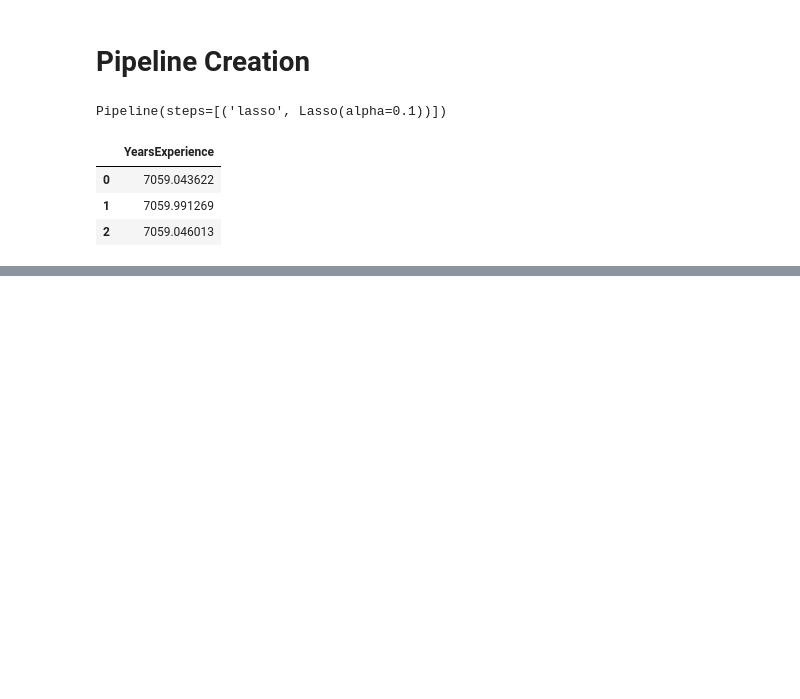
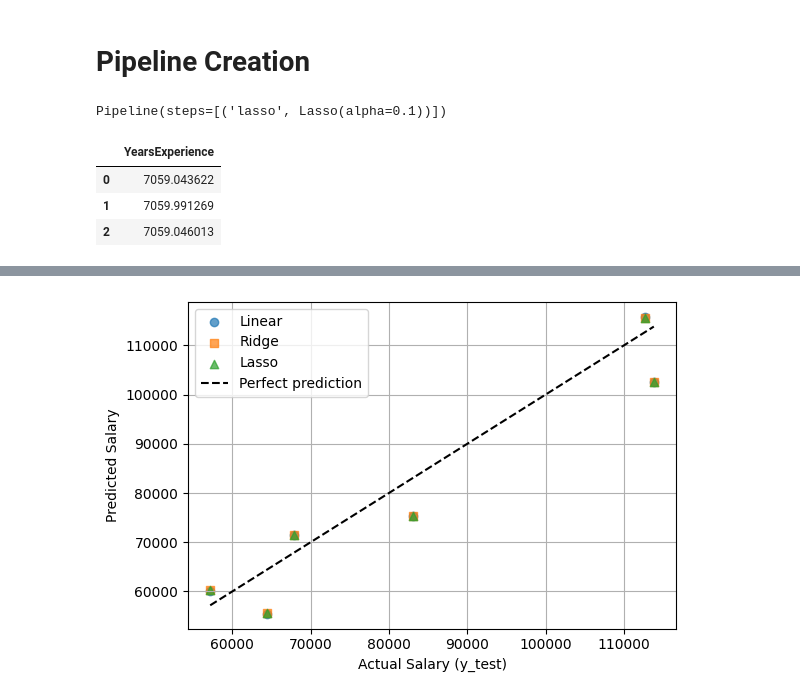
Before and after one commit to nikhiljha1/linear_regression_project, a Jupyter notebook: Salary_project.ipynb, the cells around one changed output, grey strips where cells are left out. Drawn from its saved outputs; the diff is of its cells as text; code cells hidden in the pictures; blank space fills up the shorter version.

Commit message:
Salary project

```diff
--- a/Salary_project.ipynb
+++ b/Salary_project.ipynb
@@ -163,0 +170,19 @@ pd.DataFrame([lr_pipeline_rmse, ridge_pipeline_rmse, lasso_pipeline_rmse], colum
+# %%
+lr_pipeline = Pipeline([
+   ("scalar", StandardScaler()),
+   ("lr", LinearRegression())
+])
+
+ridge_pipeline = Pipeline([
+    ("scalar", StandardScaler()),
+    ("ridge", Ridge(alpha = 0.1))
+])
+
+lasso_pipeline = Pipeline([
+    ("scalar", StandardScaler()),
+    ("lasso", Lasso(alpha = 0.1))
+])
+# %%
+lr_pipeline.fit(X_train, y_train)
+ridge_pipeline.fit(X_train, y_train)
+lasso_pipeline.fit(X_train, y_train)
@@ -163,0 +191,4 @@ pd.DataFrame([lr_pipeline_rmse, ridge_pipeline_rmse, lasso_pipeline_rmse], colum
+# %%
+lr_pipeline_pred = lr_pipeline.predict(X_test)
+ridge_pipeline_pred = ridge_pipeline.predict(X_test)
+lasso_pipeline_pred = ridge_pipeline.predict(X_test)
@@ -163,0 +250,21 @@ pd.DataFrame([lr_pipeline_rmse, ridge_pipeline_rmse, lasso_pipeline_rmse], colum
+# %%
+plt.figure(figsize=(6, 4))
+
+# Scatter for each model
+plt.scatter(y_test, lr_pipeline_pred,   label="Linear",  alpha=0.7)
+plt.scatter(y_test, ridge_pipeline_pred, label="Ridge",  marker="s", alpha=0.7)
+plt.scatter(y_test, lasso_pipeline_pred, label="Lasso", marker="^", alpha=0.7)
+
+# Perfect prediction line (y = x)
+min_val = y_test.min()
+max_val = y_test.max()
+plt.plot([min_val, max_val], [min_val, max_val], "k--", label="Perfect prediction")
+
+plt.xlabel("Actual Salary (y_test)")
+plt.ylabel("Predicted Salary")
+plt.legend()
+plt.grid(True)
+plt.tight_layout()
+plt.show()
+# %% [output]
+[figure, added]
```
Also changed, not shown: parts of 15 cells of this notebook.
